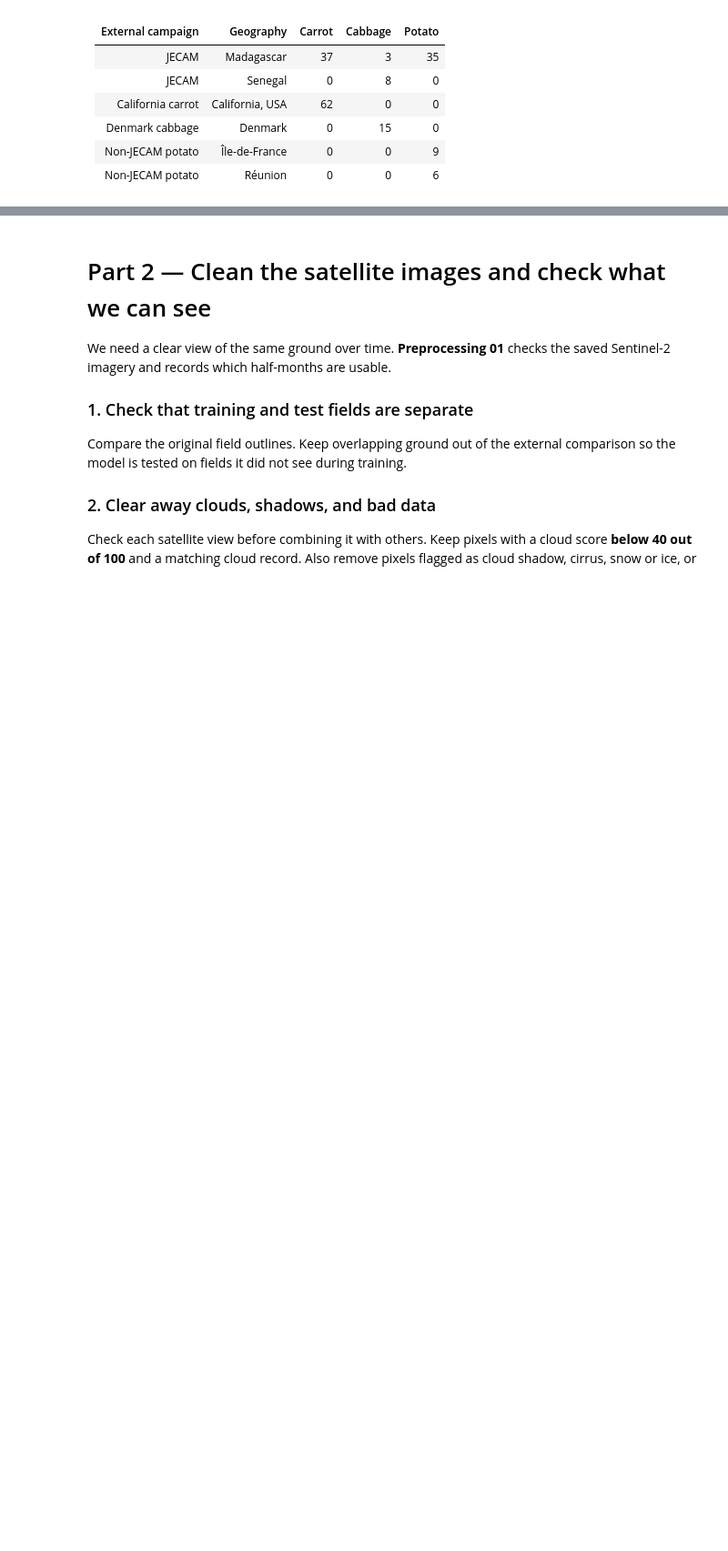
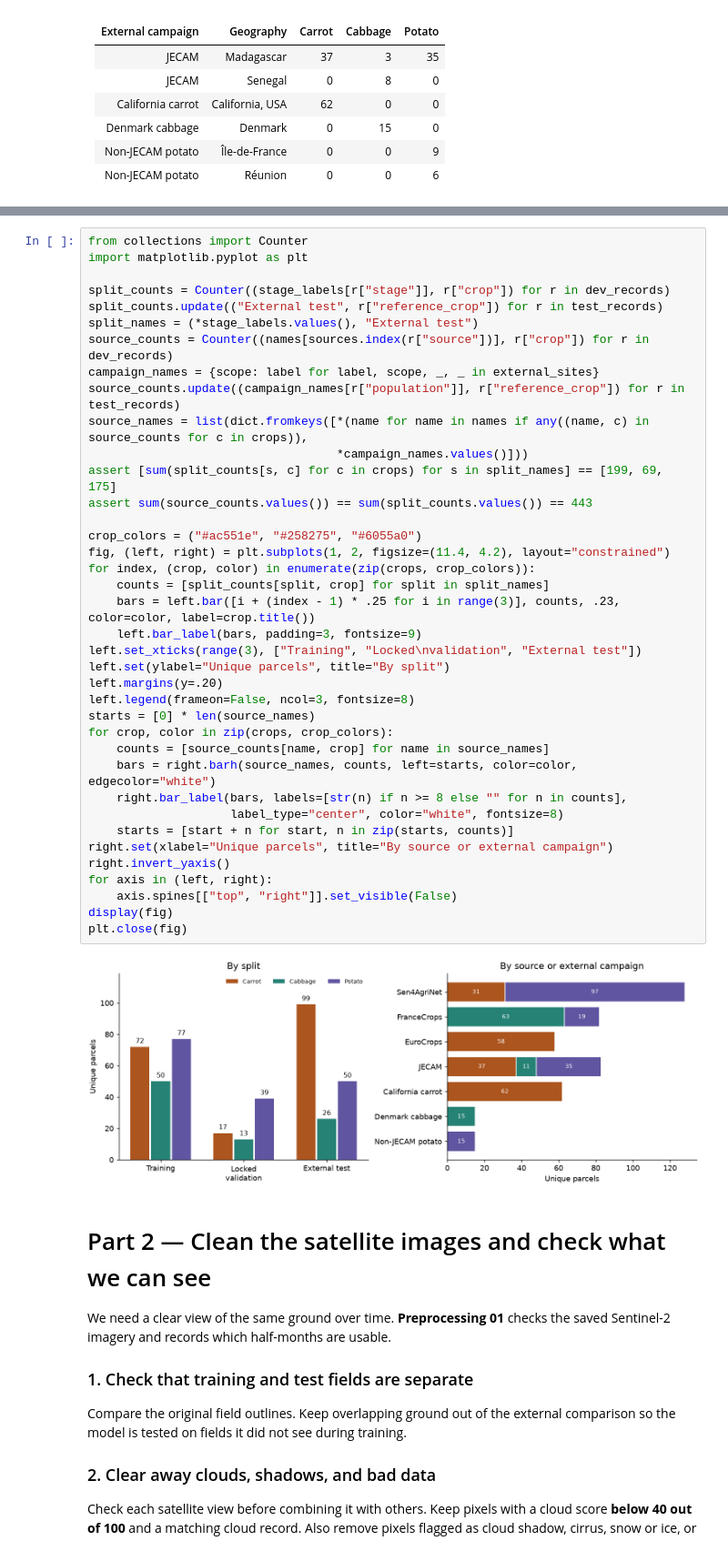
Before and after one commit to jrdavid-dev/external-crop-data-classification, a Jupyter notebook: notebooks/SakAI_crop_classification_walkthrough.ipynb, the cells around one changed output, grey strips where cells are left out. Shown at 91% size. Drawn from its saved outputs; the diff is of its cells as text; blank space fills up the shorter version.

```diff
--- a/notebooks/SakAI_crop_classification_walkthrough.ipynb
+++ b/notebooks/SakAI_crop_classification_walkthrough.ipynb
@@ -327,3 +348,43 @@ plt.close(fig)
+# %%
+from collections import Counter
+import matplotlib.pyplot as plt
+
+split_counts = Counter((stage_labels[r["stage"]], r["crop"]) for r in dev_records)
+split_counts.update(("External test", r["reference_crop"]) for r in test_records)
+split_names = (*stage_labels.values(), "External test")
+source_counts = Counter((names[sources.index(r["source"])], r["crop"]) for r in dev_records)
+campaign_names = {scope: label for label, scope, _, _ in external_sites}
+source_counts.update((campaign_names[r["population"]], r["reference_crop"]) for r in test_records)
+source_names = list(dict.fromkeys([*(name for name in names if any((name, c) in source_counts for c in crops)),
+                                   *campaign_names.values()]))
+assert [sum(split_counts[s, c] for c in crops) for s in split_names] == [199, 69, 175]
+assert sum(source_counts.values()) == sum(split_counts.values()) == 443
+
+crop_colors = ("#ac551e", "#258275", "#6055a0")
+fig, (left, right) = plt.subplots(1, 2, figsize=(11.4, 4.2), layout="constrained")
+for index, (crop, color) in enumerate(zip(crops, crop_colors)):
+    counts = [split_counts[split, crop] for split in split_names]
+    bars = left.bar([i + (index - 1) * .25 for i in range(3)], counts, .23, color=color, label=crop.title())
+    left.bar_label(bars, padding=3, fontsize=9)
+left.set_xticks(range(3), ["Training", "Locked\nvalidation", "External test"])
+left.set(ylabel="Unique parcels", title="By split")
+left.margins(y=.20)
+left.legend(frameon=False, ncol=3, fontsize=8)
+starts = [0] * len(source_names)
+for crop, color in zip(crops, crop_colors):
+    counts = [source_counts[name, crop] for name in source_names]
+    bars = right.barh(source_names, counts, left=starts, color=color, edgecolor="white")
+    right.bar_label(bars, labels=[str(n) if n >= 8 else "" for n in counts],
+                    label_type="center", color="white", fontsize=8)
+    starts = [start + n for start, n in zip(starts, counts)]
+right.set(xlabel="Unique parcels", title="By source or external campaign")
+right.invert_yaxis()
+for axis in (left, right):
+    axis.spines[["top", "right"]].set_visible(False)
+display(fig)
+plt.close(fig)
+# %% [output]
+[figure, added]
 # %% [markdown]
 # Part 2 — Clean the satellite images and check what we can see
 
```
Also changed, not shown: parts of 7 cells of this notebook, 27 other files.
